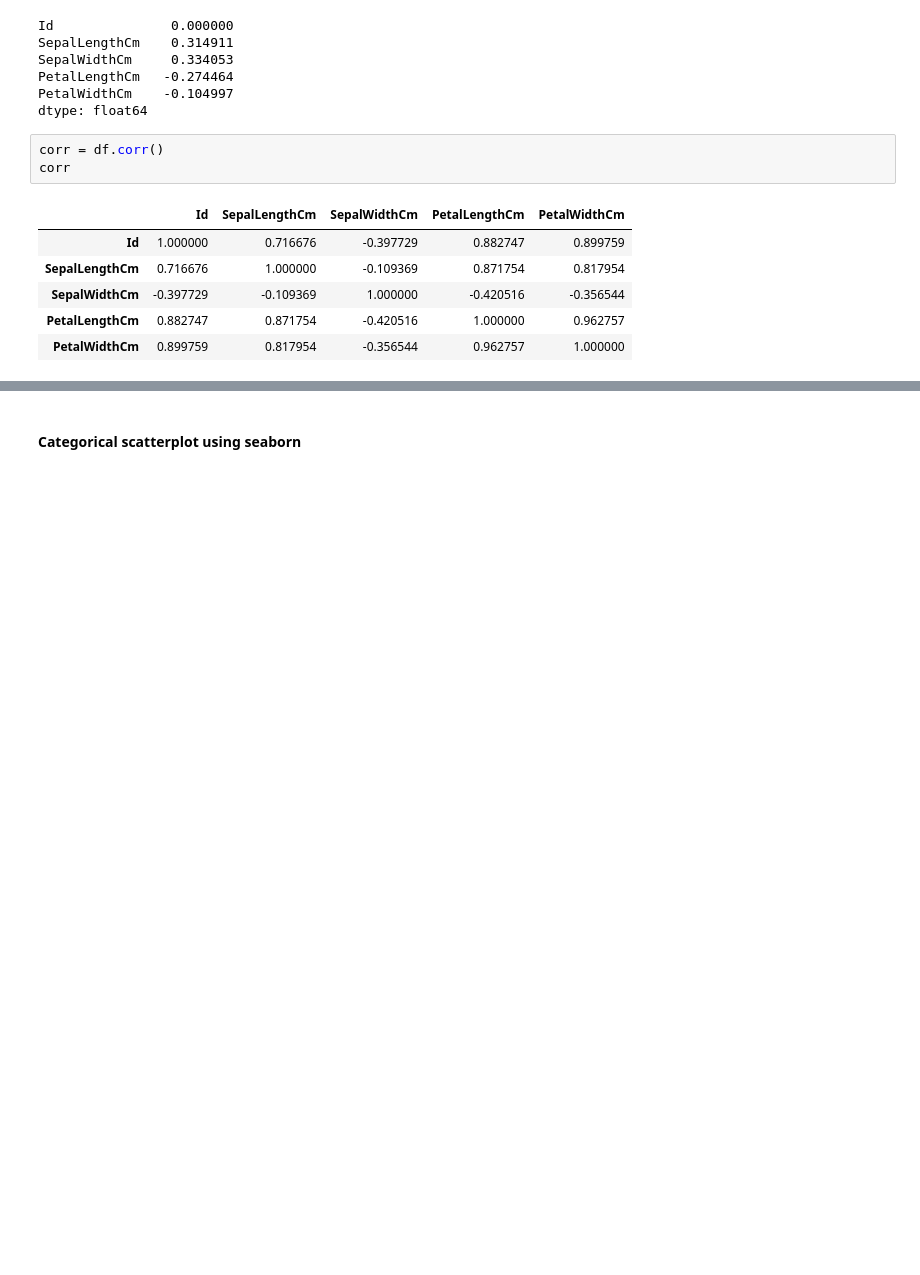
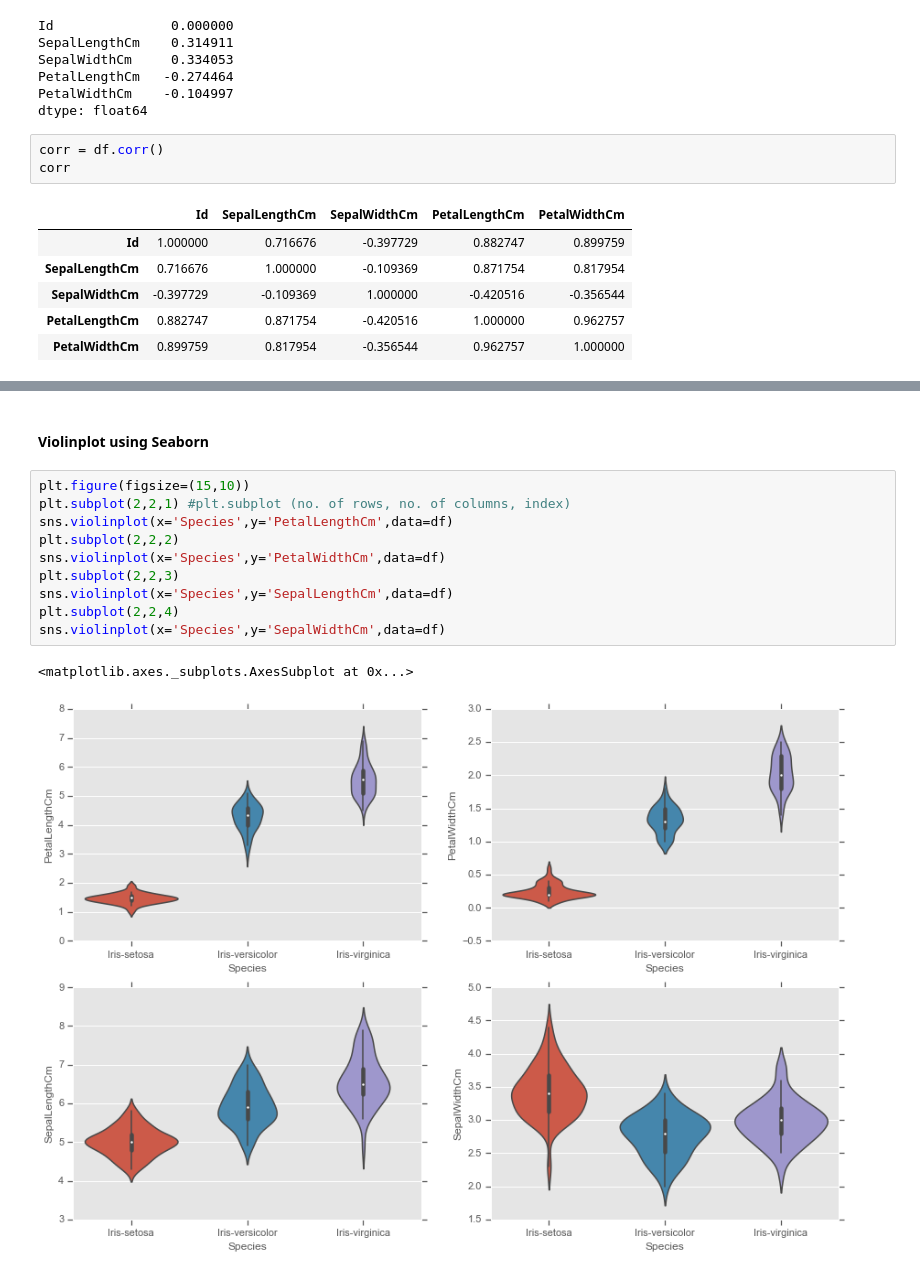
Before and after one commit to AshishSinha5/DataVisualization, a Jupyter notebook: iris1.ipynb, the cells around one changed output, grey strips where cells are left out. Drawn from its saved outputs; the diff is of its cells as text; blank space fills up the shorter version.

```diff
--- a/iris1.ipynb
+++ b/iris1.ipynb
@@ -181,2 +183,15 @@ sns.stripplot(x = "Species", y = "PetalLengthCm", data = df, ax = axes[2])
-# %% [markdown]
-#### Categorical scatterplot using seaborn
+# %% [markdown]
+#### Violinplot using Seaborn
+# %%
+plt.figure(figsize=(15,10))
+plt.subplot(2,2,1) #plt.subplot (no. of rows, no. of columns, index)
+sns.violinplot(x='Species',y='PetalLengthCm',data=df)
+plt.subplot(2,2,2)
+sns.violinplot(x='Species',y='PetalWidthCm',data=df)
+plt.subplot(2,2,3)
+sns.violinplot(x='Species',y='SepalLengthCm',data=df)
+plt.subplot(2,2,4)
+sns.violinplot(x='Species',y='SepalWidthCm',data=df)
+# %% [output]
+<matplotlib.axes._subplots.AxesSubplot at 0x...>
+[figure, added]
```
Also changed, not shown: parts of 10 cells of this notebook.
